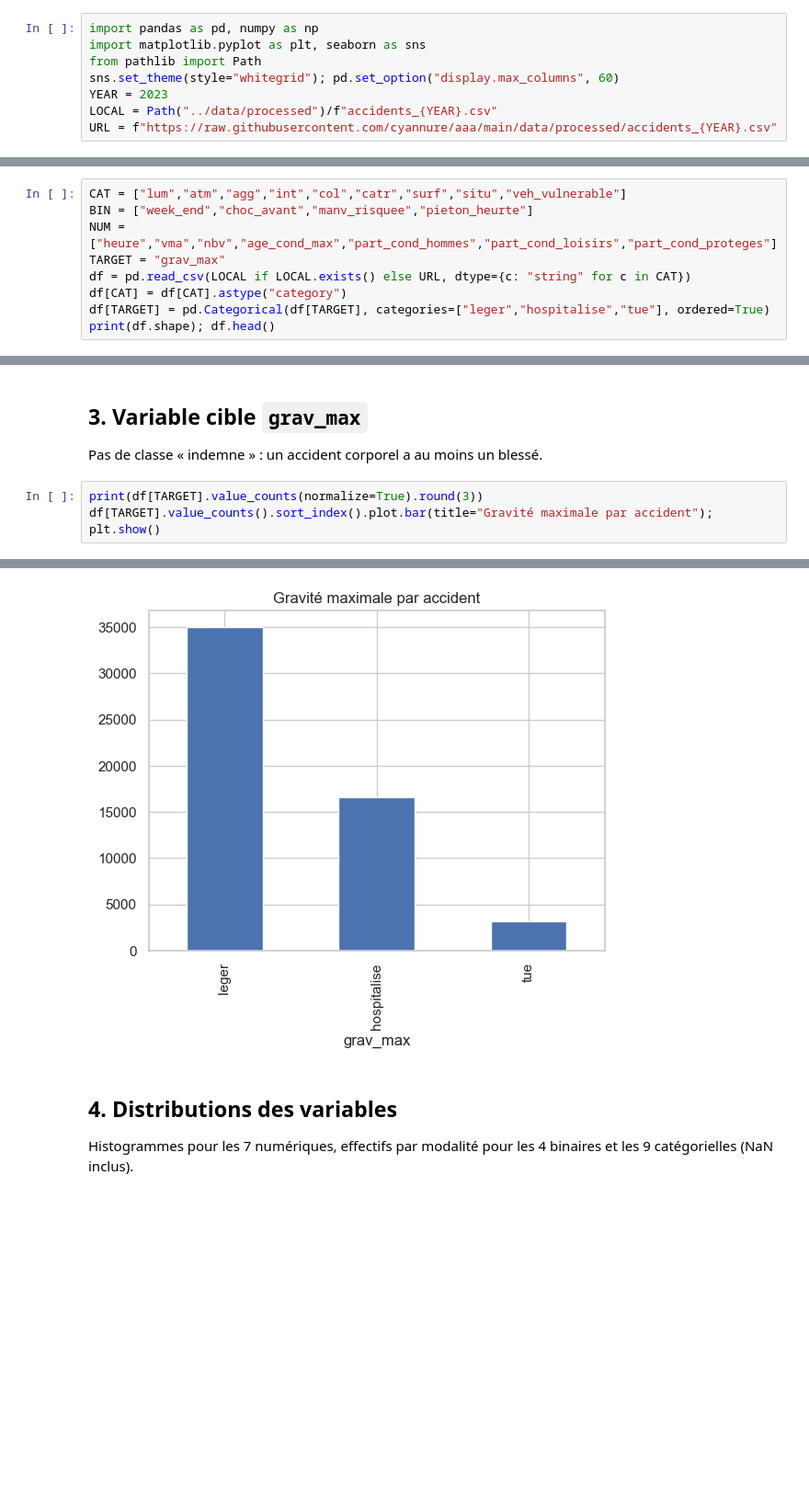
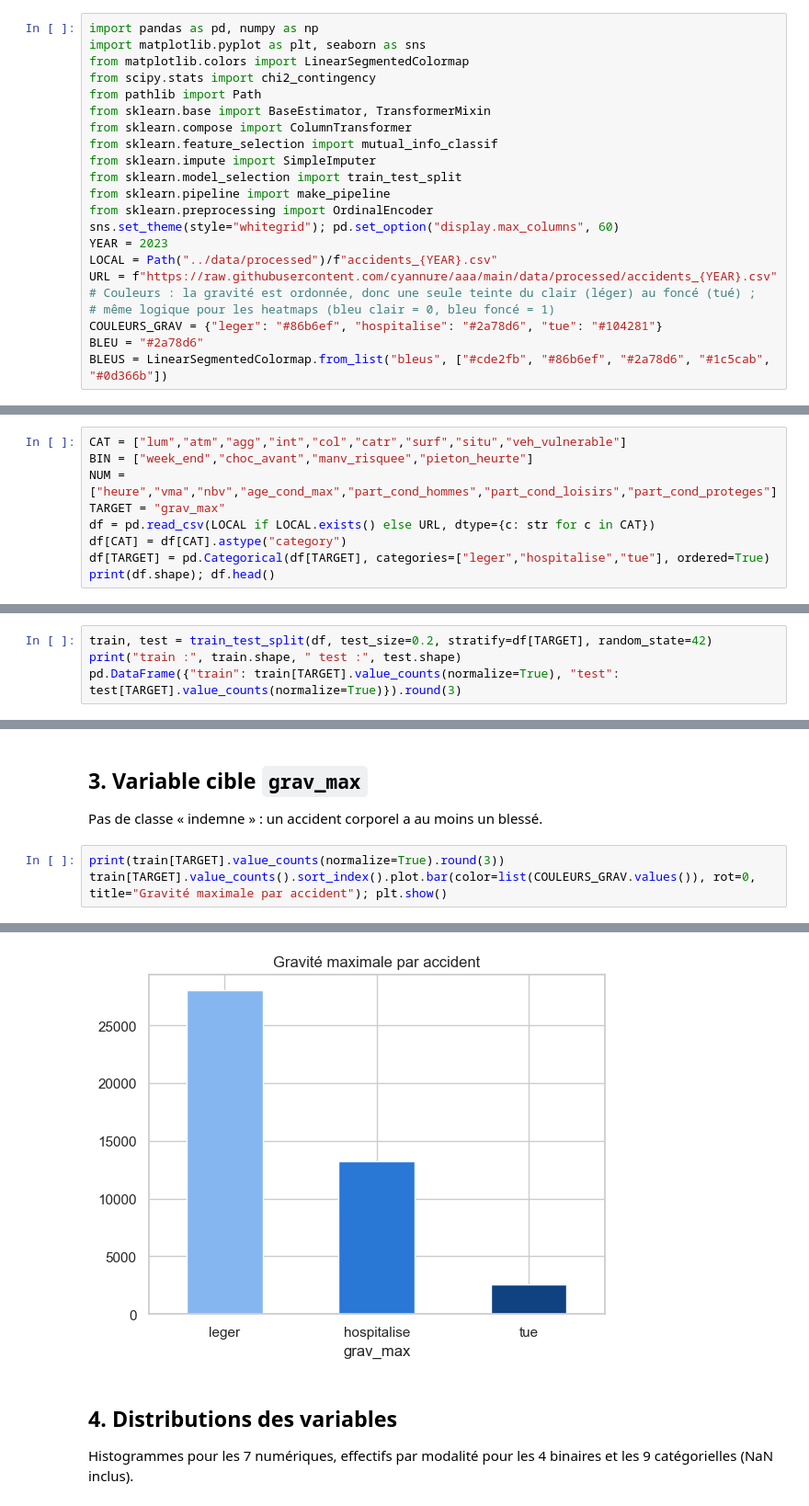
Before and after one commit to cyannure/aaa, a Jupyter notebook: notebooks/01_exploration.ipynb, the cells around one changed output, grey strips where cells are left out. Shown at 92% size. Drawn from its saved outputs; the diff is of its cells as text; blank space fills up the shorter version.

Commit message:
EDA : test set, valeurs manquantes et imputation, corrélations ; nbv=0 en NaN ; README

```diff
--- a/notebooks/01_exploration.ipynb
+++ b/notebooks/01_exploration.ipynb
@@ -6,11 +6,25 @@
 # %%
 import pandas as pd, numpy as np
 import matplotlib.pyplot as plt, seaborn as sns
+from matplotlib.colors import LinearSegmentedColormap
+from scipy.stats import chi2_contingency
 from pathlib import Path
+from sklearn.base import BaseEstimator, TransformerMixin
+from sklearn.compose import ColumnTransformer
+from sklearn.feature_selection import mutual_info_classif
+from sklearn.impute import SimpleImputer
+from sklearn.model_selection import train_test_split
+from sklearn.pipeline import make_pipeline
+from sklearn.preprocessing import OrdinalEncoder
 sns.set_theme(style="whitegrid"); pd.set_option("display.max_columns", 60)
 YEAR = 2023
 LOCAL = Path("../data/processed")/f"accidents_{YEAR}.csv"
 URL = f"https://raw.githubusercontent.com/cyannure/aaa/main/data/processed/accidents_{YEAR}.csv"
+# Couleurs : la gravité est ordonnée, donc une seule teinte du clair (léger) au foncé (tué) ;
+# même logique pour les heatmaps (bleu clair = 0, bleu foncé = 1)
+COULEURS_GRAV = {"leger": "#86b6ef", "hospitalise": "#2a78d6", "tue": "#104281"}
+BLEU = "#2a78d6"
+BLEUS = LinearSegmentedColormap.from_list("bleus", ["#cde2fb", "#86b6ef", "#2a78d6", "#1c5cab", "#0d366b"])
 # %% [markdown]
 ## 1. Chargement
 20 features en 4 groupes :
@@ -25,7 +39,7 @@ CAT = ["lum","atm","agg","int","col","catr","surf","situ","veh_vulnerable"]
 BIN = ["week_end","choc_avant","manv_risquee","pieton_heurte"]
 NUM = ["heure","vma","nbv","age_cond_max","part_cond_hommes","part_cond_loisirs","part_cond_proteges"]
 TARGET = "grav_max"
-df = pd.read_csv(LOCAL if LOCAL.exists() else URL, dtype={c: "string" for c in CAT})
+df = pd.read_csv(LOCAL if LOCAL.exists() else URL, dtype={c: str for c in CAT})
 df[CAT] = df[CAT].astype("category")
 df[TARGET] = pd.Categorical(df[TARGET], categories=["leger","hospitalise","tue"], ordered=True)
 print(df.shape); df.head()
@@ -39,0 +57,4 @@ print(df.shape); df.head()
+# %%
+train, test = train_test_split(df, test_size=0.2, stratify=df[TARGET], random_state=42)
+print("train :", train.shape, " test :", test.shape)
+pd.DataFrame({"train": train[TARGET].value_counts(normalize=True), "test": test[TARGET].value_counts(normalize=True)}).round(3)
@@ -65,15 +190,15 @@ info
 ## 3. Variable cible `grav_max`
 Pas de classe « indemne » : un accident corporel a au moins un blessé.
 # %%
-print(df[TARGET].value_counts(normalize=True).round(3))
-df[TARGET].value_counts().sort_index().plot.bar(title="Gravité maximale par accident"); plt.show()
+print(train[TARGET].value_counts(normalize=True).round(3))
+train[TARGET].value_counts().sort_index().plot.bar(color=list(COULEURS_GRAV.values()), rot=0, title="Gravité maximale par accident"); plt.show()
 # %% [output]
 grav_max
 leger          0.639
 hospitalise    0.302
 tue            0.058
 Name: proportion, dtype: float64
-[figure, old version]
+[figure, new version]
 # %% [markdown]
 ## 4. Distributions des variables
 Histogrammes pour les 7 numériques, effectifs par modalité pour les 4 binaires et les 9 catégorielles (NaN inclus).
```
Also changed, not shown: parts of 19 cells of this notebook, 4 other files.
